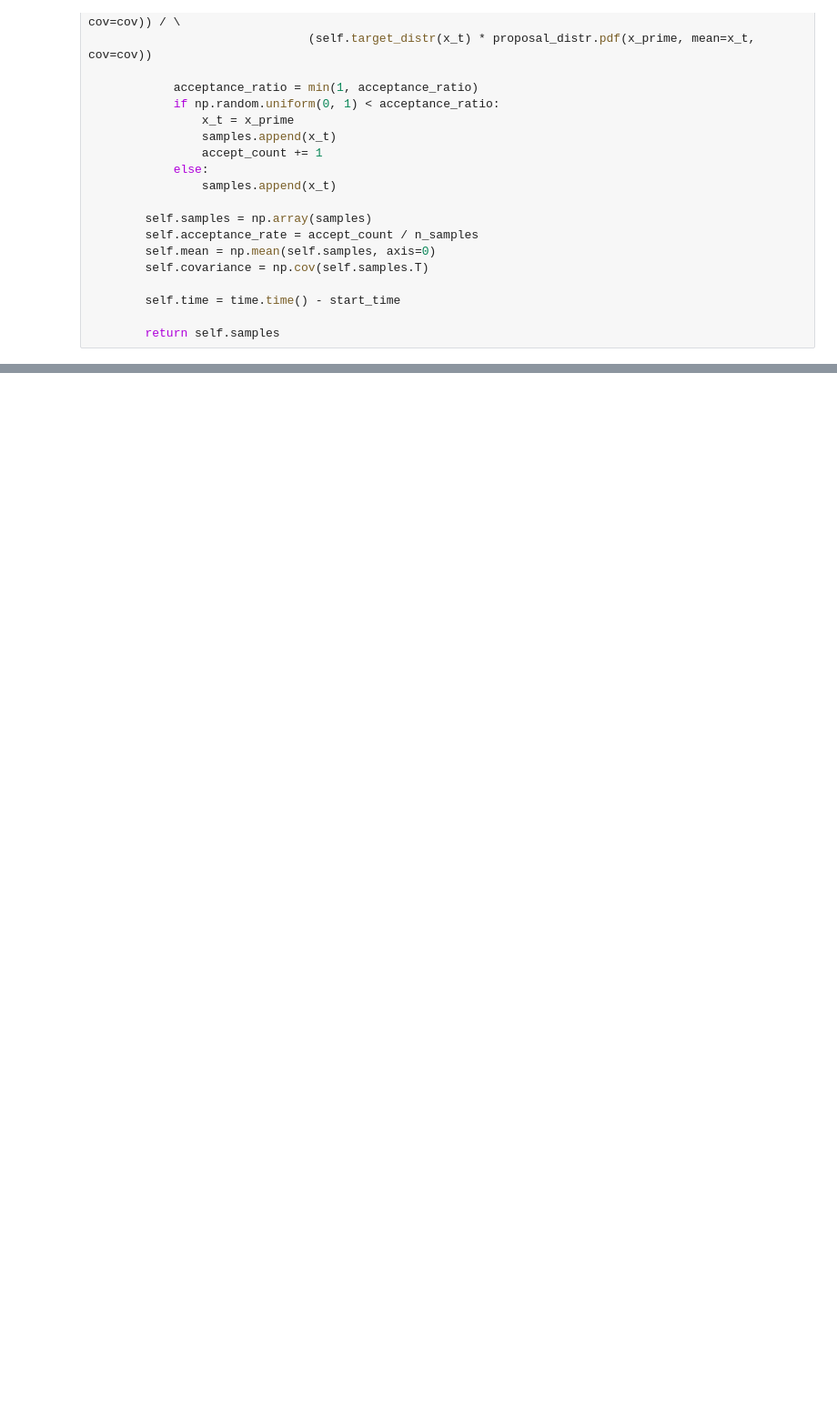
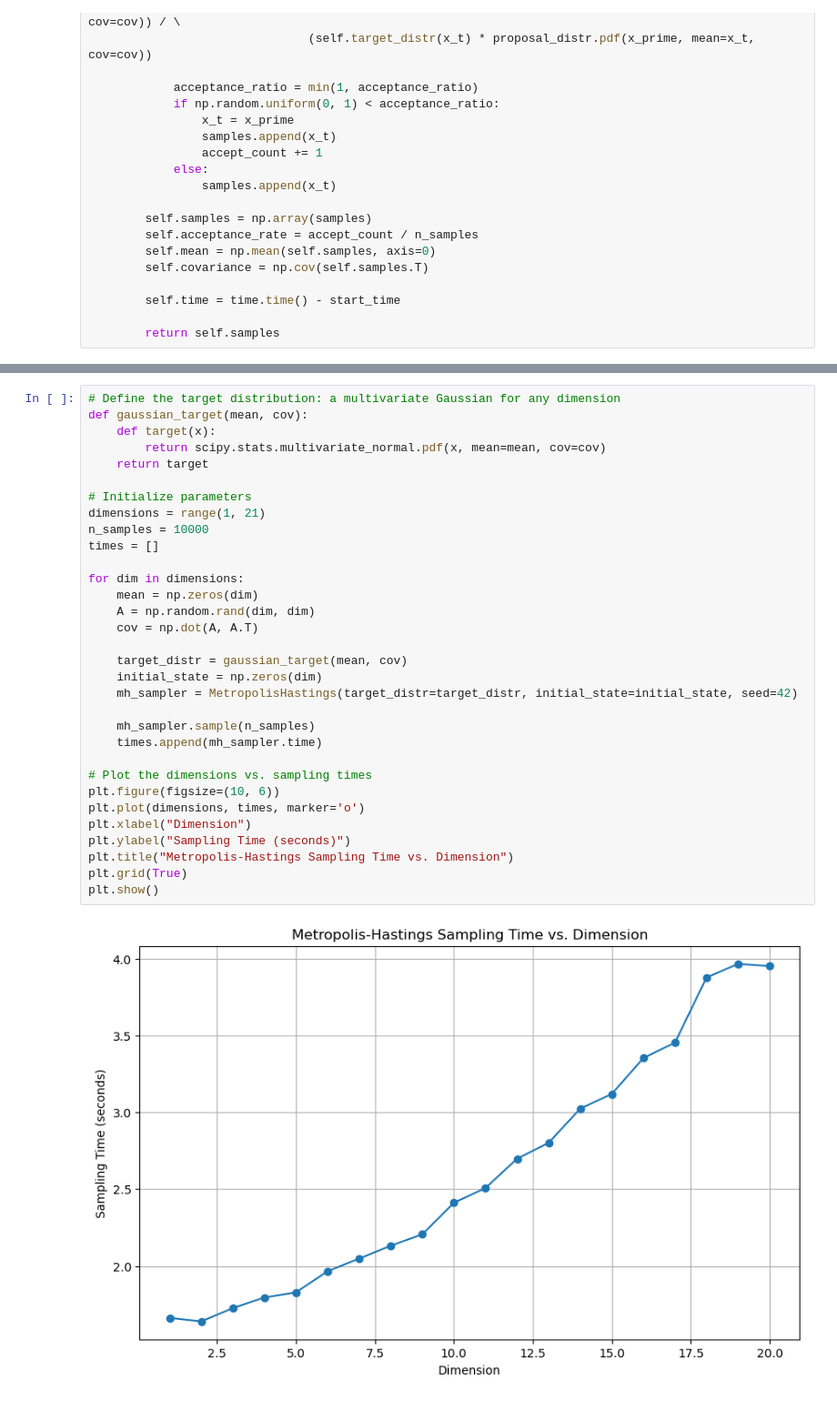
Before and after one commit to WengerMichael/HamiltonianMC, a Jupyter notebook: MetropolisHasting.ipynb, the cells around one changed output, grey strips where cells are left out. Shown at 91% size. Cells and saved outputs as stored; diff of their text form; blank space fills up the shorter version.

```diff
--- a/MetropolisHasting.ipynb
+++ b/MetropolisHasting.ipynb
@@ -90,0 +218,34 @@ array([[ 0.78061758,  1.53057733],
+# %%
+# Define the target distribution: a multivariate Gaussian for any dimension
+def gaussian_target(mean, cov):
+    def target(x):
+        return scipy.stats.multivariate_normal.pdf(x, mean=mean, cov=cov)
+    return target
+
+# Initialize parameters
+dimensions = range(1, 21)
+n_samples = 10000
+times = []
+
+for dim in dimensions:
+    mean = np.zeros(dim)
+    A = np.random.rand(dim, dim)
+    cov = np.dot(A, A.T)
+
+    target_distr = gaussian_target(mean, cov)
+    initial_state = np.zeros(dim)
+    mh_sampler = MetropolisHastings(target_distr=target_distr, initial_state=initial_state, seed=42)
+
+    mh_sampler.sample(n_samples)
+    times.append(mh_sampler.time)
+
+# Plot the dimensions vs. sampling times
+plt.figure(figsize=(10, 6))
+plt.plot(dimensions, times, marker='o')
+plt.xlabel("Dimension")
+plt.ylabel("Sampling Time (seconds)")
+plt.title("Metropolis-Hastings Sampling Time vs. Dimension")
+plt.grid(True)
+plt.show()
+# %% [output]
+[figure, added]
```
Also changed, not shown: parts of 6 cells of this notebook.
